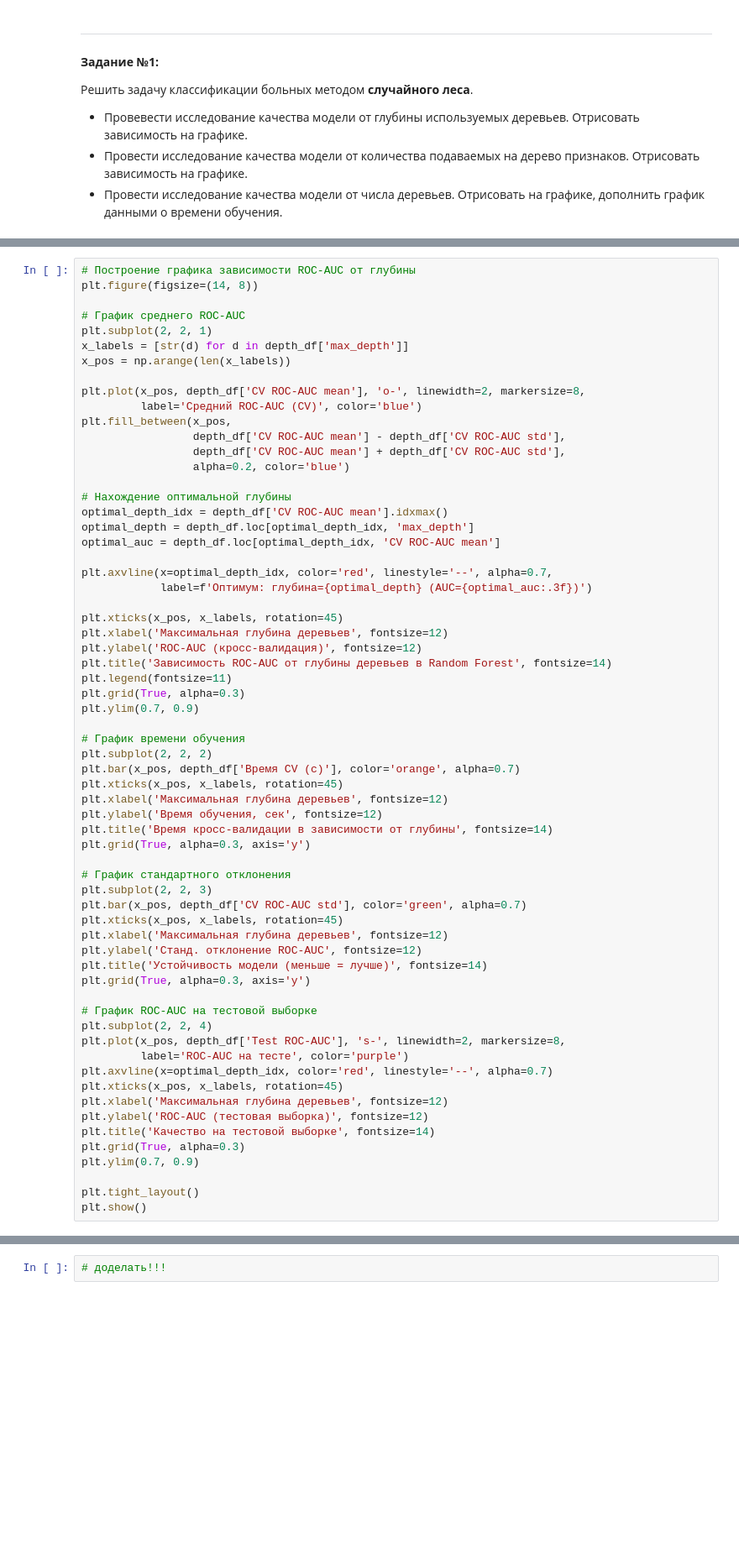
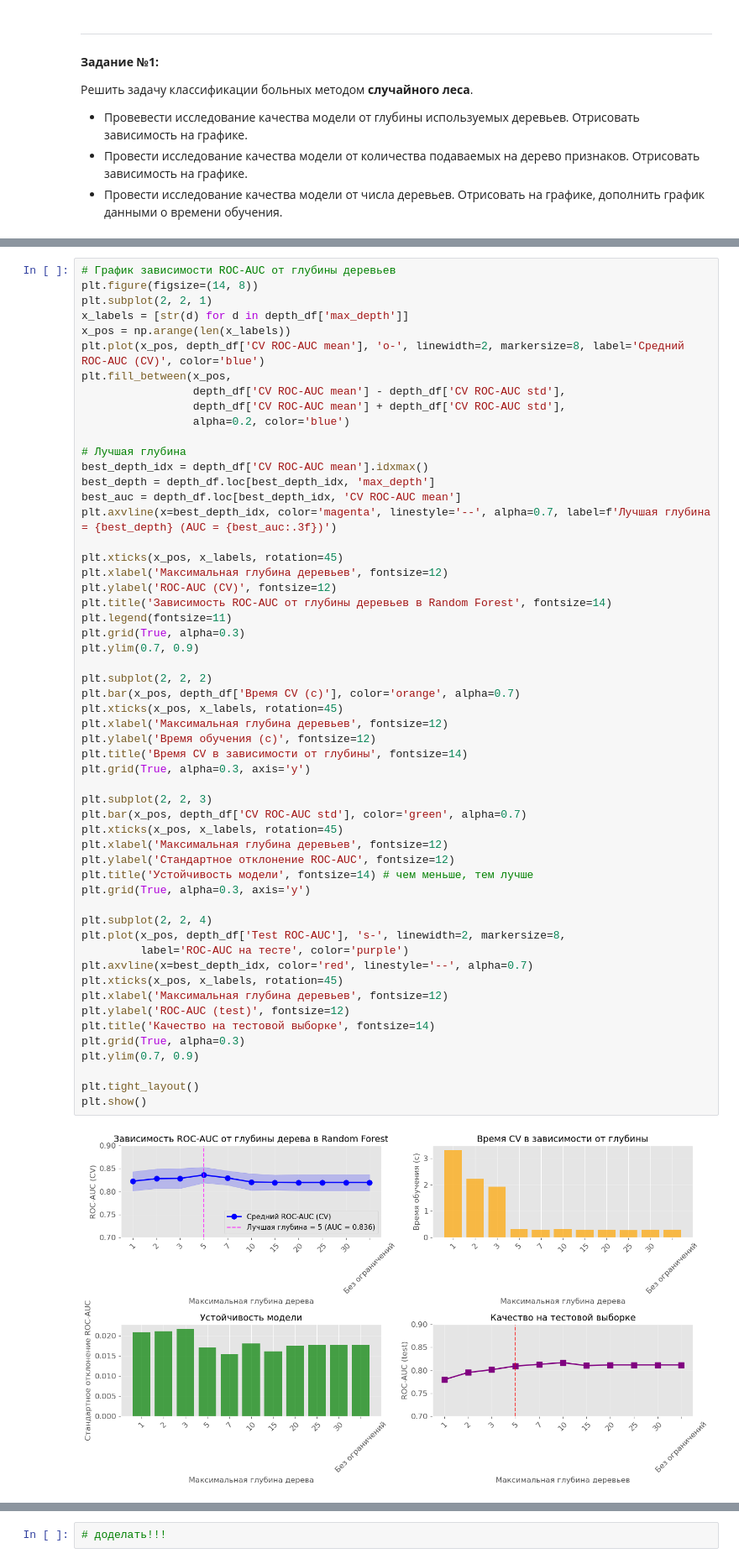
Before and after one commit to annoyedmari/bfu_ml_2025, a Jupyter notebook: SEMESTER_5/LabML_5/LabML_5.2.ipynb, the cells around one changed output, grey strips where cells are left out. Shown at 84% size. Drawn from its saved outputs; the diff is of its cells as text; blank space fills up the shorter version.

```diff
--- a/SEMESTER_5/LabML_5/LabML_5.2.ipynb
+++ b/SEMESTER_5/LabML_5/LabML_5.2.ipynb
@@ -151,67 +152,60 @@ depth_df = pd.DataFrame(depth_results)
 Глубина 30: ROC - AUC = 0.8196 +- 0.0178
 Глубина Без ограничений: ROC - AUC = 0.8196 +- 0.0178
 # %%
-# Построение графика зависимости ROC-AUC от глубины
+# График зависимости ROC-AUC от глубины деревьев
 plt.figure(figsize=(14, 8))
-
-# График среднего ROC-AUC
 plt.subplot(2, 2, 1)
 x_labels = [str(d) for d in depth_df['max_depth']]
 x_pos = np.arange(len(x_labels))
-
-plt.plot(x_pos, depth_df['CV ROC-AUC mean'], 'o-', linewidth=2, markersize=8,
-         label='Средний ROC-AUC (CV)', color='blue')
+plt.plot(x_pos, depth_df['CV ROC-AUC mean'], 'o-', linewidth=2, markersize=8, label='Средний ROC-AUC (CV)', color='blue')
 plt.fill_between(x_pos,
                  depth_df['CV ROC-AUC mean'] - depth_df['CV ROC-AUC std'],
                  depth_df['CV ROC-AUC mean'] + depth_df['CV ROC-AUC std'],
                  alpha=0.2, color='blue')
 
-# Нахождение оптимальной глубины
-optimal_depth_idx = depth_df['CV ROC-AUC mean'].idxmax()
-optimal_depth = depth_df.loc[optimal_depth_idx, 'max_depth']
-optimal_auc = depth_df.loc[optimal_depth_idx, 'CV ROC-AUC mean']
-
-plt.axvline(x=optimal_depth_idx, color='red', linestyle='--', alpha=0.7,
-            label=f'Оптимум: глубина={optimal_depth} (AUC={optimal_auc:.3f})')
+# Лучшая глубина
+best_depth_idx = depth_df['CV ROC-AUC mean'].idxmax()
+best_depth = depth_df.loc[best_depth_idx, 'max_depth']
+best_auc = depth_df.loc[best_depth_idx, 'CV ROC-AUC mean']
+plt.axvline(x=best_depth_idx, color='magenta', linestyle='--', alpha=0.7, label=f'Лучшая глубина = {best_depth} (AUC = {best_auc:.3f})')
 
 plt.xticks(x_pos, x_labels, rotation=45)
 plt.xlabel('Максимальная глубина деревьев', fontsize=12)
-plt.ylabel('ROC-AUC (кросс-валидация)', fontsize=12)
+plt.ylabel('ROC-AUC (CV)', fontsize=12)
 plt.title('Зависимость ROC-AUC от глубины деревьев в Random Forest', fontsize=14)
 plt.legend(fontsize=11)
 plt.grid(True, alpha=0.3)
 plt.ylim(0.7, 0.9)
 
-# График времени обучения
 plt.subplot(2, 2, 2)
 plt.bar(x_pos, depth_df['Время CV (с)'], color='orange', alpha=0.7)
 plt.xticks(x_pos, x_labels, rotation=45)
 plt.xlabel('Максимальная глубина деревьев', fontsize=12)
-plt.ylabel('Время обучения, сек', fontsize=12)
-plt.title('Время кросс-валидации в зависимости от глубины', fontsize=14)
+plt.ylabel('Время обучения (c)', fontsize=12)
+plt.title('Время CV в зависимости от глубины', fontsize=14)
 plt.grid(True, alpha=0.3, axis='y')
 
-# График стандартного отклонения
 plt.subplot(2, 2, 3)
 plt.bar(x_pos, depth_df['CV ROC-AUC std'], color='green', alpha=0.7)
 plt.xticks(x_pos, x_labels, rotation=45)
 plt.xlabel('Максимальная глубина деревьев', fontsize=12)
-plt.ylabel('Станд. отклонение ROC-AUC', fontsize=12)
-plt.title('Устойчивость модели (меньше = лучше)', fontsize=14)
+plt.ylabel('Стандартное отклонение ROC-AUC', fontsize=12)
+plt.title('Устойчивость модели', fontsize=14) # чем меньше, тем лучше
 plt.grid(True, alpha=0.3, axis='y')
 
-# График ROC-AUC на тестовой выборке
 plt.subplot(2, 2, 4)
 plt.plot(x_pos, depth_df['Test ROC-AUC'], 's-', linewidth=2, markersize=8,
          label='ROC-AUC на тесте', color='purple')
-plt.axvline(x=optimal_depth_idx, color='red', linestyle='--', alpha=0.7)
+plt.axvline(x=best_depth_idx, color='red', linestyle='--', alpha=0.7)
 plt.xticks(x_pos, x_labels, rotation=45)
 plt.xlabel('Максимальная глубина деревьев', fontsize=12)
-plt.ylabel('ROC-AUC (тестовая выборка)', fontsize=12)
+plt.ylabel('ROC-AUC (test)', fontsize=12)
 plt.title('Качество на тестовой выборке', fontsize=14)
 plt.grid(True, alpha=0.3)
 plt.ylim(0.7, 0.9)
 
 plt.tight_layout()
 plt.show()
+# %% [output]
+[figure, added]
 # %%
```
Also changed, not shown: parts of 6 cells of this notebook, 1 other file.
